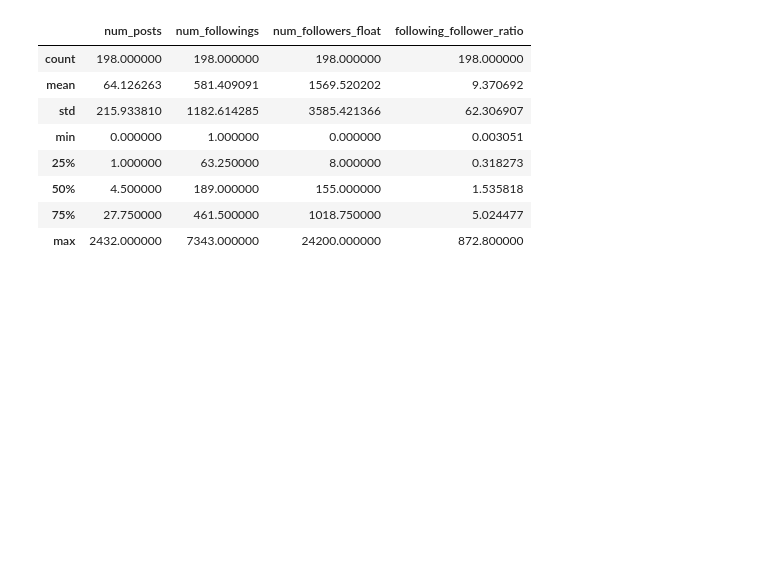
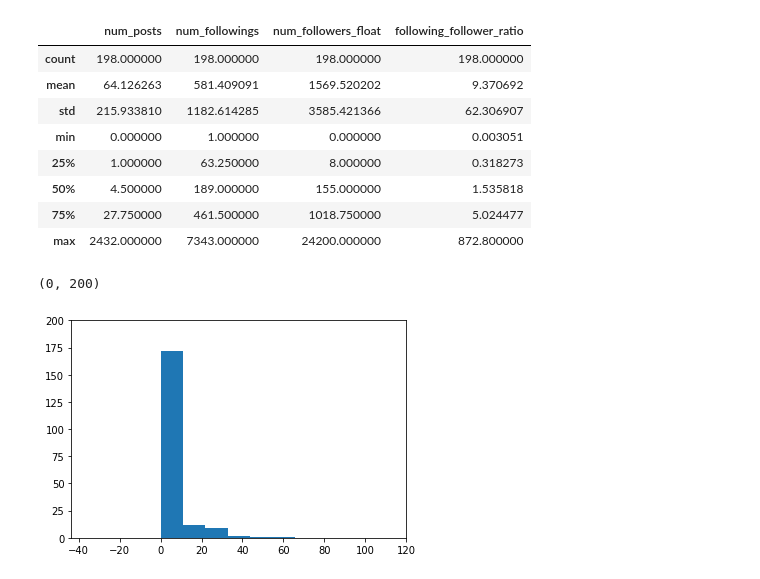
Before and after one commit to liyingli0818/instagram_account_type_predictor, a Jupyter notebook: data_cleaning.ipynb, the cells around one changed output. Cells and saved outputs as stored; diff of their text form; code cells hidden in the pictures; blank space fills up the shorter version.

```diff
--- a/data_cleaning.ipynb
+++ b/data_cleaning.ipynb
@@ -128,6 +154,13 @@ data_no_nan.describe()
 | 50% | 4.500000 | 189.000000 | 155.000000 | 1.535818 |
 | 75% | 27.750000 | 461.500000 | 1018.750000 | 5.024477 |
 | max | 2432.000000 | 7343.000000 | 24200.000000 | 872.800000 |
+# %%
+plt.hist(data_no_nan['following_follower_ratio'], bins = 80)
+plt.xlim(right = 120)
+plt.ylim((0, 200))
+# %% [output]
+(0, 200)
+[figure, added]
 # %%
 data_no_nan[data_no_nan['following_follower_ratio'] == 872.800000]
 # %% [output]
```
Also changed, not shown: parts of 16 cells of this notebook, 3 other files.
